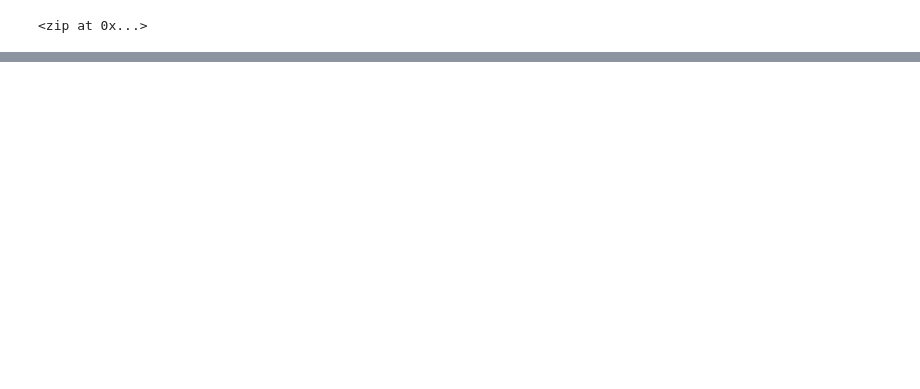
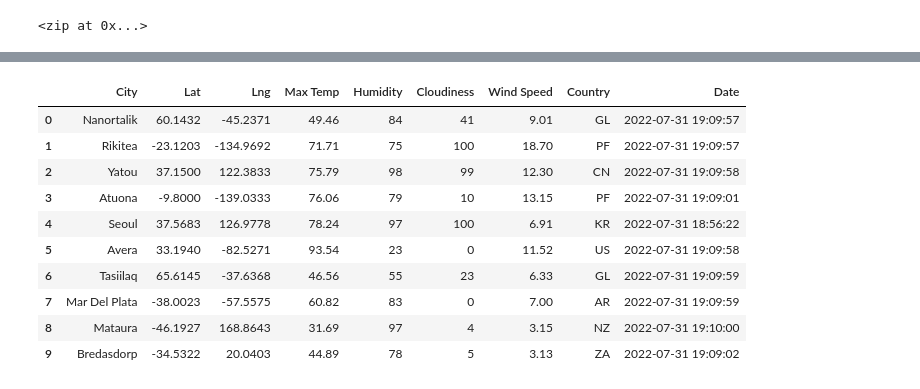
Before and after one commit to ckanchanda/World_Weather_Analysis, a Jupyter notebook: WeatherPy.ipynb, the cells around one changed output, grey strips where cells are left out. Drawn from its saved outputs; the diff is of its cells as text; code cells hidden in the pictures; blank space fills up the shorter version.

Commit message:
Adding WeatherPy

```diff
--- a/WeatherPy.ipynb
+++ b/WeatherPy.ipynb
@@ -77,0 +102,15 @@ len(cities)
+# %%
+#6.2.6
+# Import the requests library.
+import requests
+
+# Import the API key.
+from config import weather_api_key
+
+# Import the time library and the datetime module from the datetime library
+import time
+from datetime import datetime
+
+# Starting URL for Weather Map API Call.
+url = "http://api.openweathermap.org/data/2.5/weather?units=Imperial&APPID=" + "API Key"
+print(url)
@@ -77,0 +199,16 @@ len(cities)
+# %%
+# Convert the array of dictionaries to a Pandas DataFrame.
+city_data_df = pd.DataFrame(city_data)
+city_data_df.head(10)
+# %% [output]
+|  | City | Lat | Lng | Max Temp | Humidity | Cloudiness | Wind Speed | Country | Date |
+| 0 | Nanortalik | 60.1432 | -45.2371 | 49.46 | 84 | 41 | 9.01 | GL | 2022-07-31 19:09:57 |
+| 1 | Rikitea | -23.1203 | -134.9692 | 71.71 | 75 | 100 | 18.70 | PF | 2022-07-31 19:09:57 |
+| 2 | Yatou | 37.1500 | 122.3833 | 75.79 | 98 | 99 | 12.30 | CN | 2022-07-31 19:09:58 |
+| 3 | Atuona | -9.8000 | -139.0333 | 76.06 | 79 | 10 | 13.15 | PF | 2022-07-31 19:09:01 |
+| 4 | Seoul | 37.5683 | 126.9778 | 78.24 | 97 | 100 | 6.91 | KR | 2022-07-31 18:56:22 |
+| 5 | Avera | 33.1940 | -82.5271 | 93.54 | 23 | 0 | 11.52 | US | 2022-07-31 19:09:58 |
+| 6 | Tasiilaq | 65.6145 | -37.6368 | 46.56 | 55 | 23 | 6.33 | GL | 2022-07-31 19:09:59 |
+| 7 | Mar Del Plata | -38.0023 | -57.5575 | 60.82 | 83 | 0 | 7.00 | AR | 2022-07-31 19:09:59 |
+| 8 | Mataura | -46.1927 | 168.8643 | 31.69 | 97 | 4 | 3.15 | NZ | 2022-07-31 19:10:00 |
+| 9 | Bredasdorp | -34.5322 | 20.0403 | 44.89 | 78 | 5 | 3.13 | ZA | 2022-07-31 19:09:02 |
```
Also changed, not shown: parts of 9 cells of this notebook, 3 other files.
